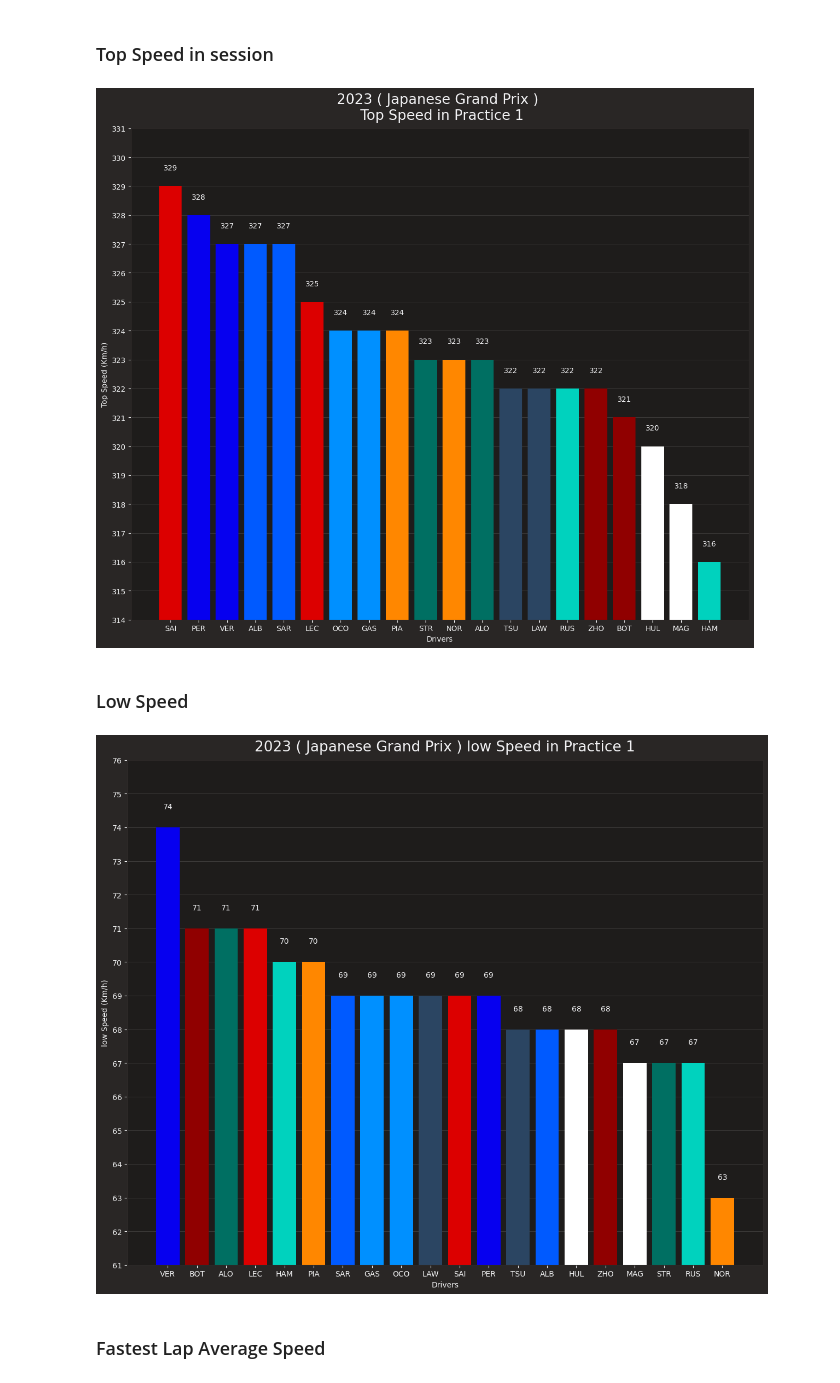
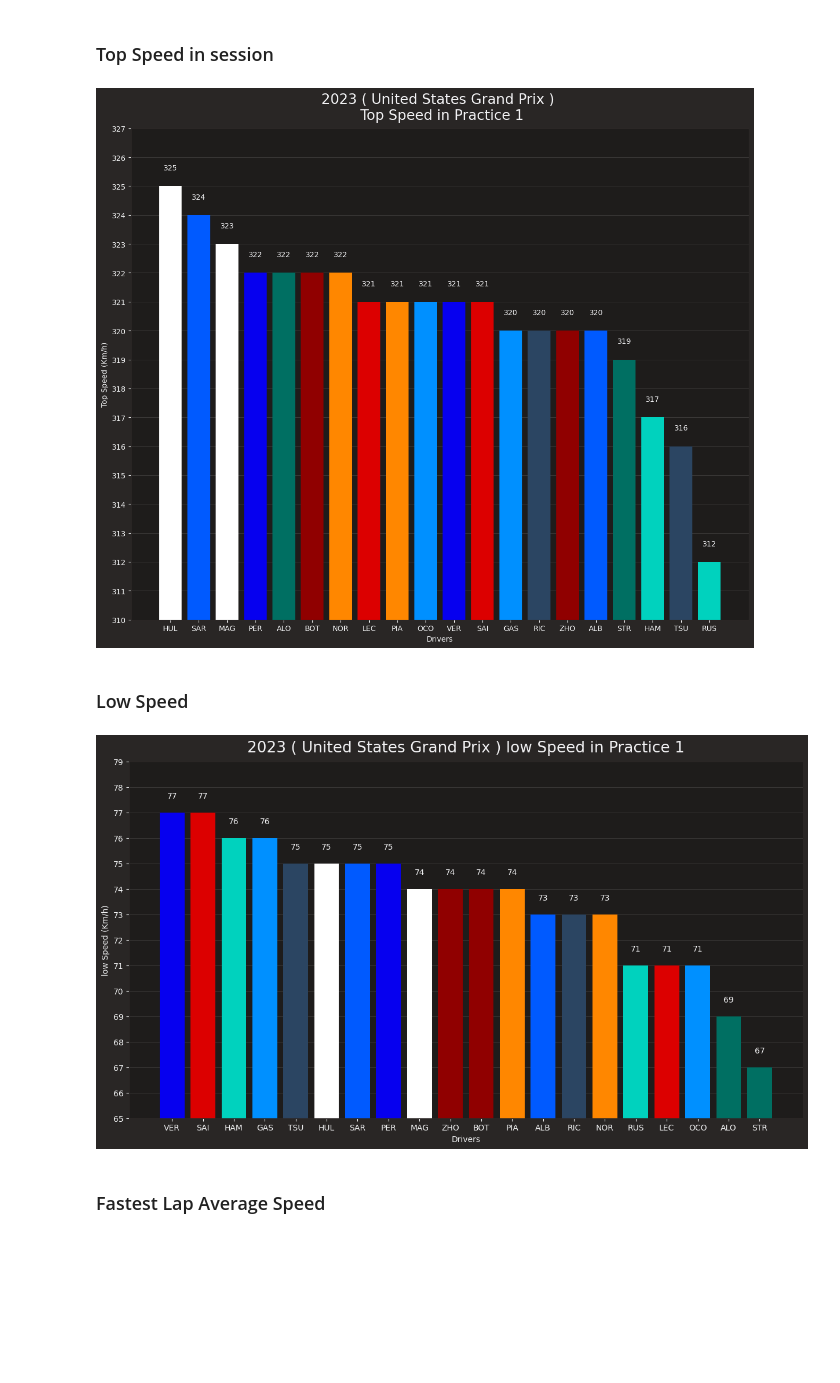
Before and after one commit to RACIM01/F1_Data_Analysing_RCM, a Jupyter notebook: Practice.ipynb, the cells around one changed output. Drawn from its saved outputs; the diff is of its cells as text; code cells hidden in the pictures; blank space fills up the shorter version.

```diff
--- a/Practice.ipynb
+++ b/Practice.ipynb
@@ -17,7 +17,7 @@ import matplotlib.offsetbox as offsetbox
 from scipy import stats
 # %%
 ses = 1
-race = 16
+race = 18
 # %%
 session = fastf1.get_session(2023,race,ses)
 session.load()
@@ -121,15 +141,15 @@ plt.figure(figsize=(10, 7))
 
 # Load your logo image (replace 'logo.png' with the actual filename)
 # logo = plt.imread('logo/LogoFomulaRcmDark.png')
-
+h = 0.6
 y = practice_results["Driver"]
 x = practice_results["LapTimeS"]
 minx = practice_results["LapTimeS"].min()
 maxx = practice_results["LapTimeS"].max()
 # Create the horizontal bar plot
 plt.barh(y,x , color = practice_results["TeamColor"])
-plt.scatter(x+0.42,y , color = practice_results["CompoundColor"], marker='o', s=200, zorder=0)
-plt.scatter(x+0.42,y , color = "Black", marker='o', s=120, zorder=0)
+plt.scatter(x+h,y , color = practice_results["CompoundColor"], marker='o', s=200, zorder=0)
+plt.scatter(x+h,y , color = "Black", marker='o', s=120, zorder=0)
 
 # Set labels and title
 plt.xlabel('Lap Time (S)')
@@ -149,7 +169,9 @@ plt.grid(axis='x',alpha = 0.2)
 # Add text annotations near each bar
 for i in range(0,len(y)):
     plt.text(practice_results["LapTimeS"][i] + 0.1, i, "+"+"{:.3f}".format(practice_results["DeltaTime"][i]), va='center')
-    plt.text(practice_results["LapTimeS"][i] + 0.4, i,practice_results["Compound"][i][0], va='center')
+    plt.text(practice_results["LapTimeS"][i] + h, i,practice_results["Compound"][i][0], va='center' , ha='center')
+    plt.text(practice_results["LapTimeS"][i] + h+0.1, i,int(practice_results["TyreLife"][i]), va='center')
+
 
 # Display the plot
 plt.savefig('C:/Users/GTR/Pictures/Graphes/Practice/Results_'+session.event["Session"+str(ses)]+'.png', dpi=200, bbox_inches='tight')
@@ -160,3 +189,20 @@ plt.show()
+# %%
+if((practice_results["DriverNumber"].values!= results["DriverNumber"].values).any()):
+    results = pd.merge(practice_results["DriverNumber"], results, on='DriverNumber')
+    print(results["DriverNumber"].values)
+    # drivers list
+    drivers = results["DriverNumber"].values
+
+    # Drivers Start order
+    drivers_start = results[["DriverNumber","GridPosition"]].sort_values(by=['GridPosition'])
+    drivers_start = drivers_start["DriverNumber"].values
+
+    #drivers abreviation
+    drivers_abr = [session.get_driver(driver)["Abbreviation"] for driver in drivers]
+
+    # Drivers Start order
+    drivers_start_abr = results[["Abbreviation","GridPosition"]].sort_values(by=['GridPosition'])
+    drivers_start_abr = drivers_start_abr["Abbreviation"].values
 # %% [markdown]
 ### Graph Pace Practice
 # %%
@@ -301,7 +347,7 @@ plt.grid(axis='y', alpha=0.2)
 plt.savefig('C:/Users/GTR/Pictures/Graphes/Practice/Top_Speed_'+session.event["Session"+str(ses)]+'.png', dpi=200, bbox_inches='tight')
 plt.show()
 # %% [output]
-[figure, old version]
+[figure, new version]
 # %% [markdown]
 ### Low Speed
 # %%
@@ -327,35 +373,35 @@ df_low_speed = pd.DataFrame({
     'Driver': DriverAB_list,
     'lowSpeed': low_speed_list,
     'Color': color_list
 })
 df_low_speed = df_low_speed.sort_values(by='lowSpeed', ascending=False)
 
 # ploting the low speed
 
-plt.figure(figsize=(15, 12))
+plt.figure(figsize=(15, 8))
 x = df_low_speed["Driver"].reset_index(drop=True)
 y = df_low_speed["lowSpeed"].reset_index(drop=True)
 max = df_low_speed["lowSpeed"].max()
 min = df_low_speed["lowSpeed"].min()
 # Create the bar plot
 plt.bar(x, y,color = df_low_speed["Color"])
 
 # Add labels and title
 plt.xlabel('Drivers')
 plt.ylabel('low Speed (Km/h)')
 plt.title('2023 ( '+session.event["EventName"]+' ) low Speed in '+session.event["Session"+str(ses)])
 plt.yticks(range(0, 400, 1))
 plt.ylim(min-2, max+2)
 # Add text annotations on low of bars
 for i in range(len(x)):
     plt.text(i, y.loc[i]+0.5, str(y.loc[i]), ha='center', va='bottom')
 
 plt.grid(axis='y', alpha=0.2)
 # Display the plot
 plt.savefig('C:/Users/GTR/Pictures/Graphes/Practice/low_Speed_'+session.event["Session"+str(ses)]+'.png', dpi=200, bbox_inches='tight')
 plt.show()
 # %% [output]
-[figure, old version]
+[figure, new version]
 # %% [markdown]
 ### Fastest Lap Average Speed
 # %%
```
Also changed, not shown: parts of 21 cells of this notebook, 5 other files.
